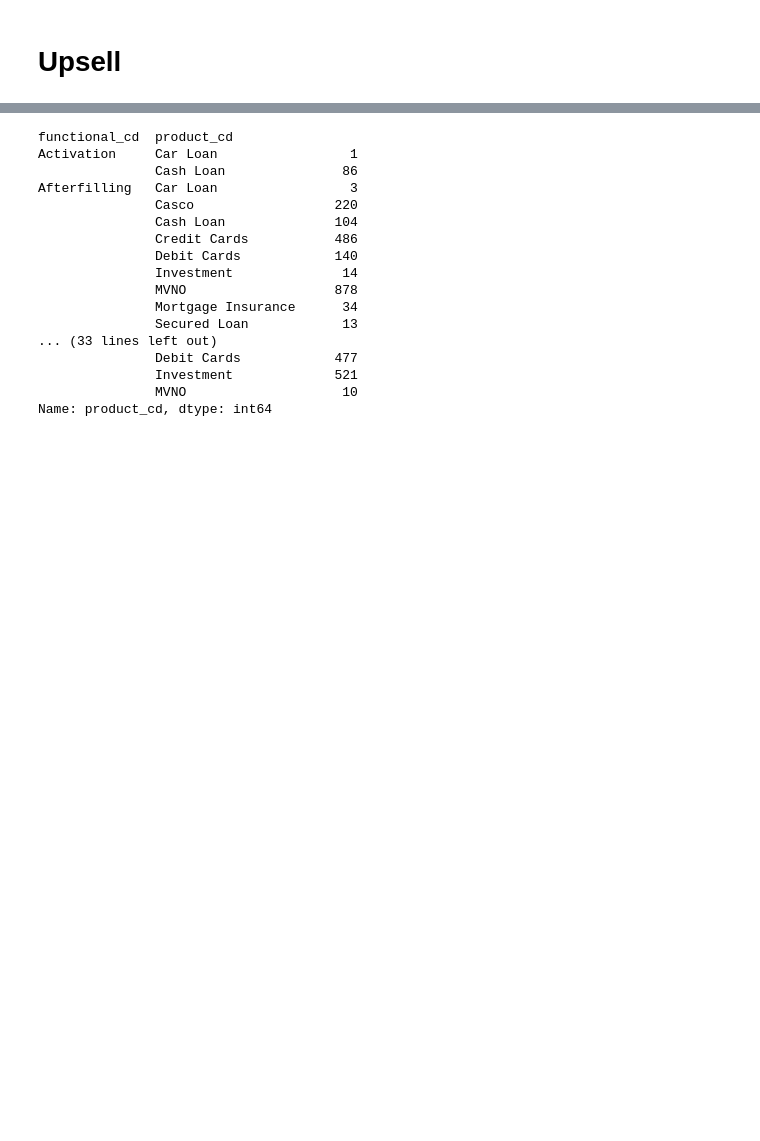
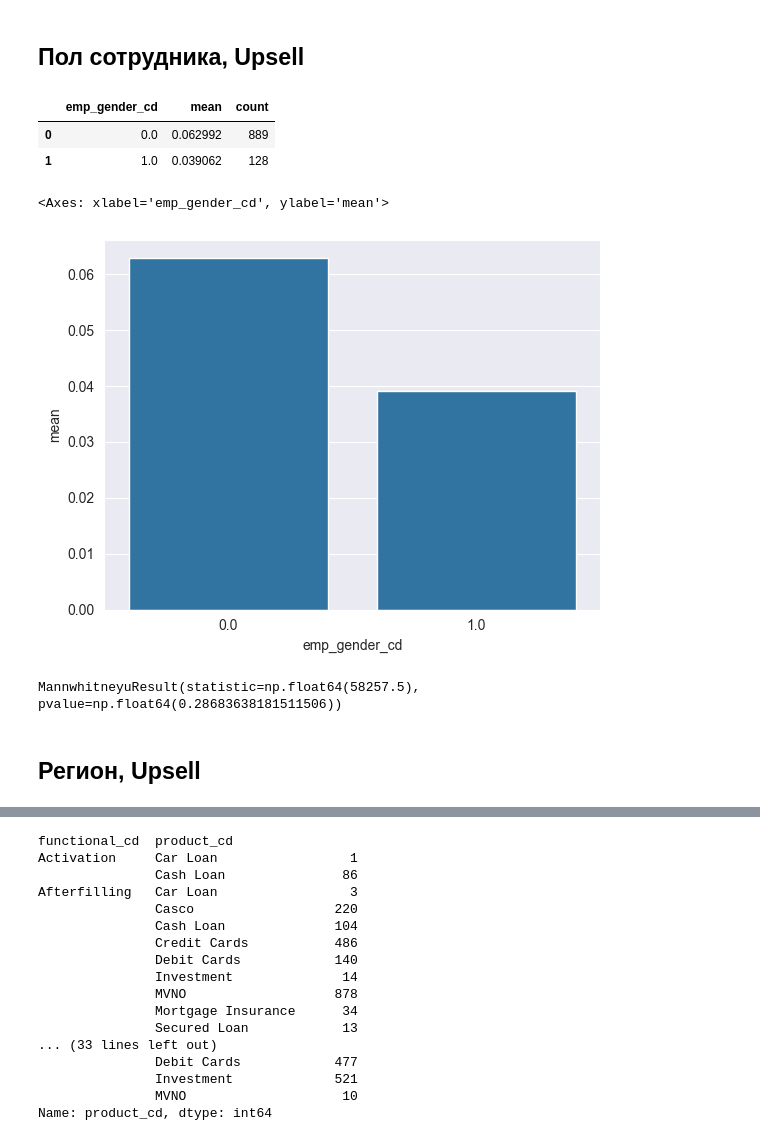
Before and after one commit to bygaga993/bread_dano_2024, a Jupyter notebook: hypotisis.ipynb, the cells around one changed output, grey strips where cells are left out. Cells and saved outputs as stored; diff of their text form; code cells hidden in the pictures; blank space fills up the shorter version.

```diff
--- a/hypotisis.ipynb
+++ b/hypotisis.ipynb
@@ -12,18 +88,27 @@ warnings.filterwarnings('ignore')
 # %% [markdown]
-<h1>Upsell</h1>
+<h2>Пол сотрудника, Upsell</h2>
 # %%
 df = pd.read_csv('data_preprocessed_sort.csv')
-# %%
-def segment_region(region):
-    if region == 'no' or region == 'rural':
-        return 0
-    else:
-        return 1
-df['segment_region'] = df['region_size'].apply(segment_region)
-
-def upsell_flg(functional):
-    if functional == 'Upsell':
-        return 1
-    else:
-        return 0
-df['upsell_flg'] = df['functional_cd'].apply(upsell_flg)
+# %%
+df = df.dropna(subset=['emp_gender_cd'])
+# %%
+gr1 = df[df['upsell_flg'] == 1].groupby(['emp_gender_cd'])['approval_flg'].agg(mean='mean', count='count').reset_index()
+gr1
+# %% [output]
+|  | emp_gender_cd | mean | count |
+| 0 | 0.0 | 0.062992 | 889 |
+| 1 | 1.0 | 0.039062 | 128 |
+# %%
+sns.barplot(data=gr1, x='emp_gender_cd', y='mean')
+# %% [output]
+<Axes: xlabel='emp_gender_cd', ylabel='mean'>
+[figure, added]
+# %%
+gr1_w = df[(df['upsell_flg'] == 1) & (df['emp_gender_cd'] == 0)]['approval_flg']
+gr1_m = df[(df['upsell_flg'] == 1) & (df['emp_gender_cd'] == 1)]['approval_flg']
+
+st.mannwhitneyu(gr1_w, gr1_m)
+# %% [output]
+MannwhitneyuResult(statistic=np.float64(58257.5), pvalue=np.float64(0.28683638181511506))
+# %% [markdown]
+<h2>Регион, Upsell</h2>
```
Also changed, not shown: parts of 26 cells of this notebook, 3 other files.
